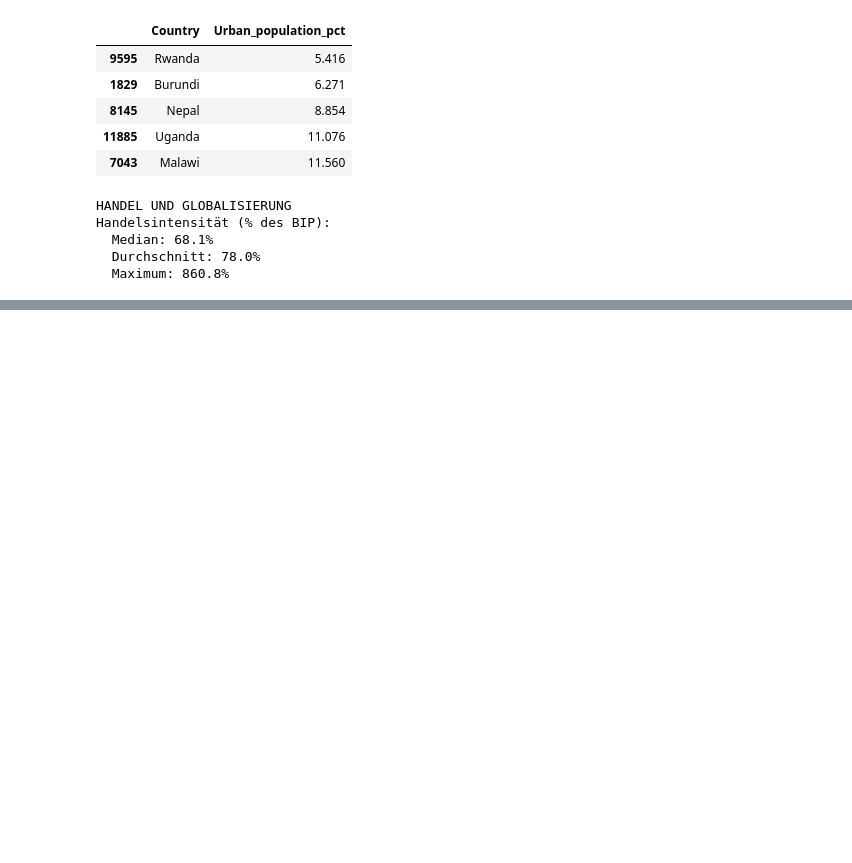
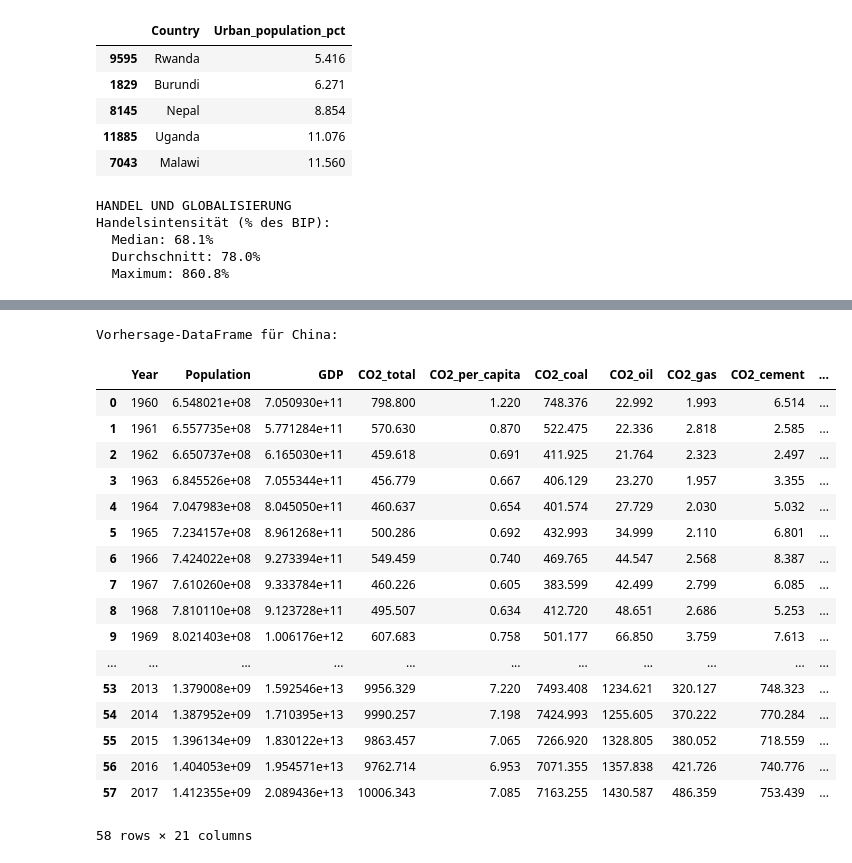
Before and after one commit to belavonwangenheim/group14-co2-NetZeroTrackers, a Jupyter notebook: notebooks/02_data_understanding.ipynb, the cells around one changed output, grey strips where cells are left out. Cells and saved outputs as stored; diff of their text form; code cells hidden in the pictures; blank space fills up the shorter version.

```diff
--- a/notebooks/02_data_understanding.ipynb
+++ b/notebooks/02_data_understanding.ipynb
@@ -354,0 +513,59 @@ Handelsintensität (% des BIP):
+# %%
+import pandas as pd
+
+# Datensätze laden
+df_co2 = pd.read_csv('../data/processed/co2_energy_data.csv')
+df_economic = pd.read_csv('../data/processed/economic_indicators.csv')
+
+# Nur China-Daten extrahieren
+china_co2 = df_co2[df_co2['Country'] == 'China']
+china_econ = df_economic[df_economic['Country'] == 'China']
+
+# Relevante Spalten aus beiden Datensätzen
+co2_columns = [
+    'Year', 'Population', 'GDP', 'CO2_total', 'CO2_per_capita', 'CO2_coal', 'CO2_oil', 'CO2_gas',
+    'CO2_cement', 'CO2_other', 'Primary_energy', 'Energy_per_capita', 'Energy_intensity',
+    'CO2_intensity', 'CO2_per_energy', 'CO2_intensity_luc'
+]
+
+econ_columns = [
+    'Year', 'Population_total', 'GDP_current_USD', 'GDP_growth_annual', 'GDP_per_capita_USD',
+    'Industry_share_GDP', 'Trade_share_GDP', 'Urban_population_pct'
+]
+
+# Relevante Spalten extrahieren
+china_co2_filtered = china_co2[co2_columns]
+china_econ_filtered = china_econ[econ_columns]
+
+# DataFrames über 'Year' mergen
+df_china = pd.merge(china_co2_filtered, china_econ_filtered, on='Year', how='inner')
+
+# Doppelte/Redundante Spalten entfernen
+df_china = df_china.drop(columns=['Population_total', 'GDP_current_USD'])
+
+# Nach Jahr sortieren
+df_china = df_china.sort_values('Year').reset_index(drop=True)
+
+# Ergebnis anzeigen
+print("Vorhersage-DataFrame für China:")
+display(df_china)
+# %% [output]
+Vorhersage-DataFrame für China:
+|  | Year | Population | GDP | CO2_total | CO2_per_capita | CO2_coal | CO2_oil | CO2_gas | CO2_cement | ... |
+| 0 | 1960 | 6.548021e+08 | 7.050930e+11 | 798.800 | 1.220 | 748.376 | 22.992 | 1.993 | 6.514 | ... |
+| 1 | 1961 | 6.557735e+08 | 5.771284e+11 | 570.630 | 0.870 | 522.475 | 22.336 | 2.818 | 2.585 | ... |
+| 2 | 1962 | 6.650737e+08 | 6.165030e+11 | 459.618 | 0.691 | 411.925 | 21.764 | 2.323 | 2.497 | ... |
+| 3 | 1963 | 6.845526e+08 | 7.055344e+11 | 456.779 | 0.667 | 406.129 | 23.270 | 1.957 | 3.355 | ... |
+| 4 | 1964 | 7.047983e+08 | 8.045050e+11 | 460.637 | 0.654 | 401.574 | 27.729 | 2.030 | 5.032 | ... |
+| 5 | 1965 | 7.234157e+08 | 8.961268e+11 | 500.286 | 0.692 | 432.993 | 34.999 | 2.110 | 6.801 | ... |
+| 6 | 1966 | 7.424022e+08 | 9.273394e+11 | 549.459 | 0.740 | 469.765 | 44.547 | 2.568 | 8.387 | ... |
+| 7 | 1967 | 7.610260e+08 | 9.333784e+11 | 460.226 | 0.605 | 383.599 | 42.499 | 2.799 | 6.085 | ... |
+| 8 | 1968 | 7.810110e+08 | 9.123728e+11 | 495.507 | 0.634 | 412.720 | 48.651 | 2.686 | 5.253 | ... |
+| 9 | 1969 | 8.021403e+08 | 1.006176e+12 | 607.683 | 0.758 | 501.177 | 66.850 | 3.759 | 7.613 | ... |
+| ... | ... | ... | ... | ... | ... | ... | ... | ... | ... | ... |
+| 53 | 2013 | 1.379008e+09 | 1.592546e+13 | 9956.329 | 7.220 | 7493.408 | 1234.621 | 320.127 | 748.323 | ... |
+| 54 | 2014 | 1.387952e+09 | 1.710395e+13 | 9990.257 | 7.198 | 7424.993 | 1255.605 | 370.222 | 770.284 | ... |
+| 55 | 2015 | 1.396134e+09 | 1.830122e+13 | 9863.457 | 7.065 | 7266.920 | 1328.805 | 380.052 | 718.559 | ... |
+| 56 | 2016 | 1.404053e+09 | 1.954571e+13 | 9762.714 | 6.953 | 7071.355 | 1357.838 | 421.726 | 740.776 | ... |
+| 57 | 2017 | 1.412355e+09 | 2.089436e+13 | 10006.343 | 7.085 | 7163.255 | 1430.587 | 486.359 | 753.439 | ... |
+58 rows × 21 columns
```
Also changed, not shown: parts of 8 cells of this notebook, 1 other file.
